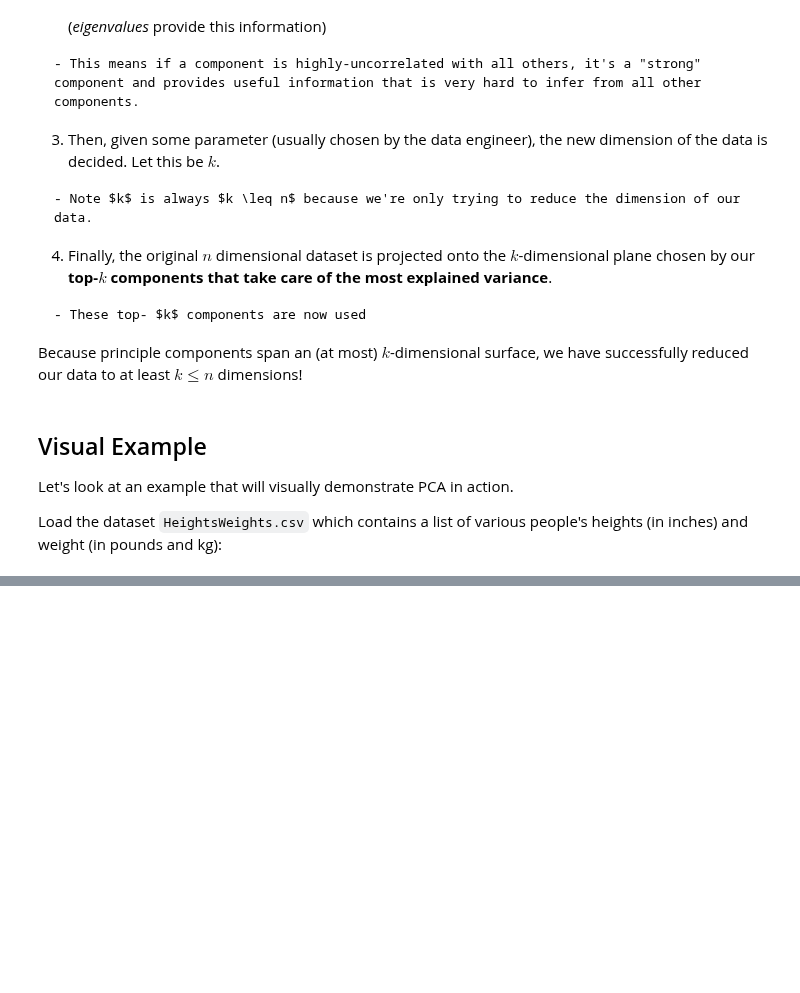
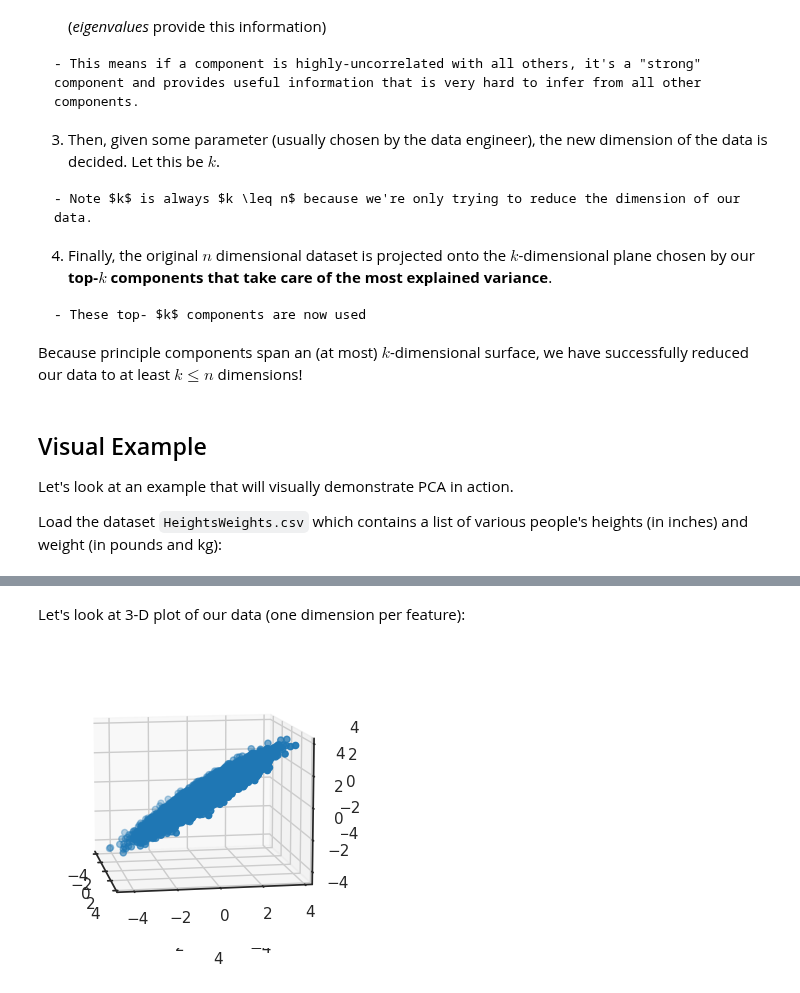
Before and after one commit to Mark-Barbaric/IBM_Machine_Learning_Certificate, a Jupyter notebook: Unsupervised_Machine_Learning/week4/dimensionality_reduction.ipynb, the cells around one changed output, grey strips where cells are left out. Drawn from its saved outputs; the diff is of its cells as text; code cells hidden in the pictures; blank space fills up the shorter version.

```diff
--- a/Unsupervised_Machine_Learning/week4/dimensionality_reduction.ipynb
+++ b/Unsupervised_Machine_Learning/week4/dimensionality_reduction.ipynb
@@ -183,0 +212,5 @@ NameError: name 'pd' is not defined
+# %%
+ss = StandardScaler()
+hwdf[:] = ss.fit_transform(hwdf)
+hwdf.columns = [f"{c} scaled" for c in hwdf.columns]
+hwdf.head()
@@ -183,0 +225,16 @@ NameError: name 'pd' is not defined
+# %% [markdown]
+Let's look at 3-D plot of our data (one dimension per feature):
+# %%
+fig = plt.figure()
+ax1 = fig.add_subplot(121, projection='3d')
+xs, ys, zs = [hwdf[col] for col in hwdf.columns]
+ax1.scatter(xs, ys, zs)
+
+ax2 = fig.add_subplot(121, projection='3d')
+ax2.view_init(elev=10, azim=-10)
+ax2.scatter(xs, ys, zs)
+
+plt.tight_layout()
+plt.show()
+# %% [output]
+[figure, added]
```
Also changed, not shown: parts of 8 cells of this notebook.
